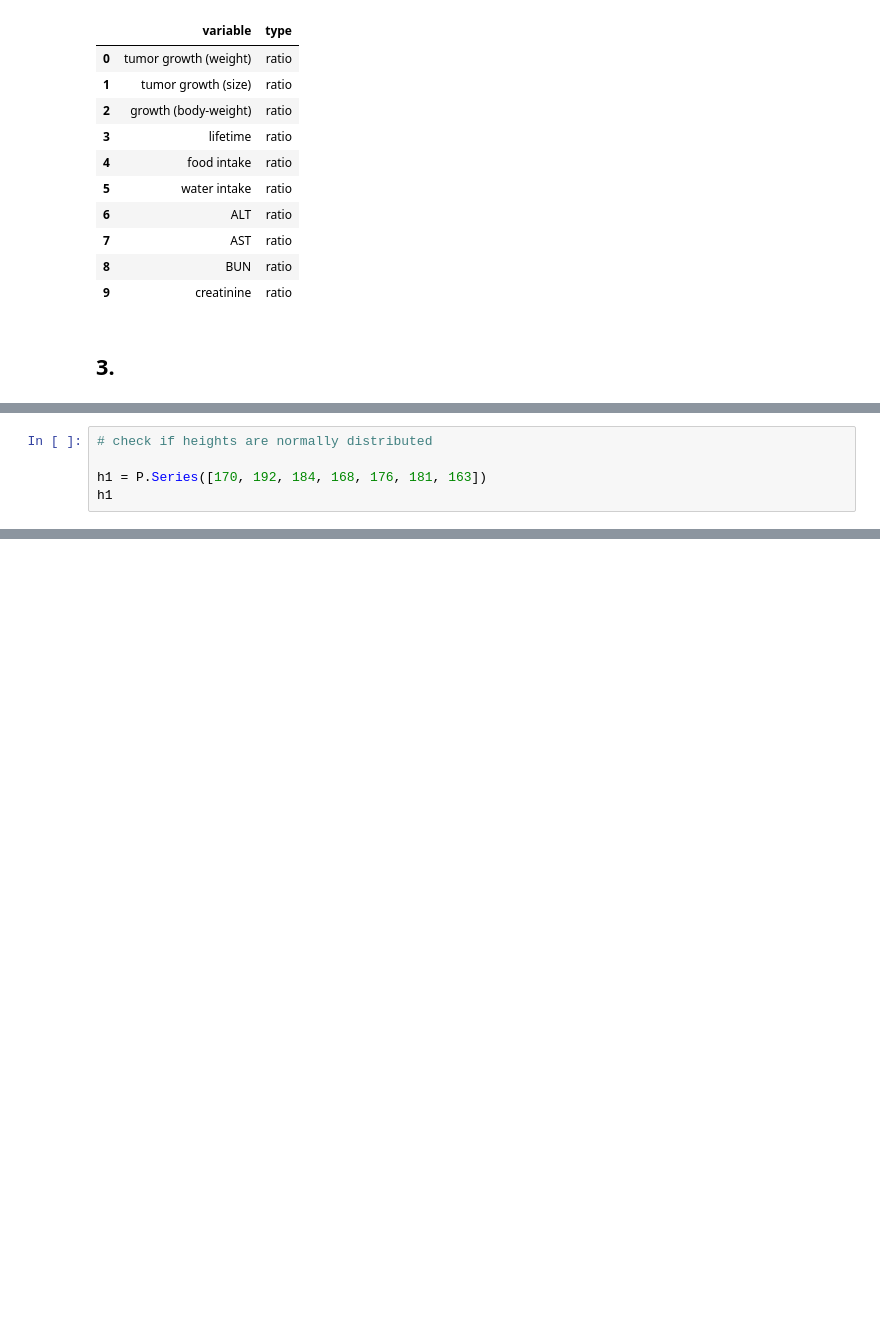
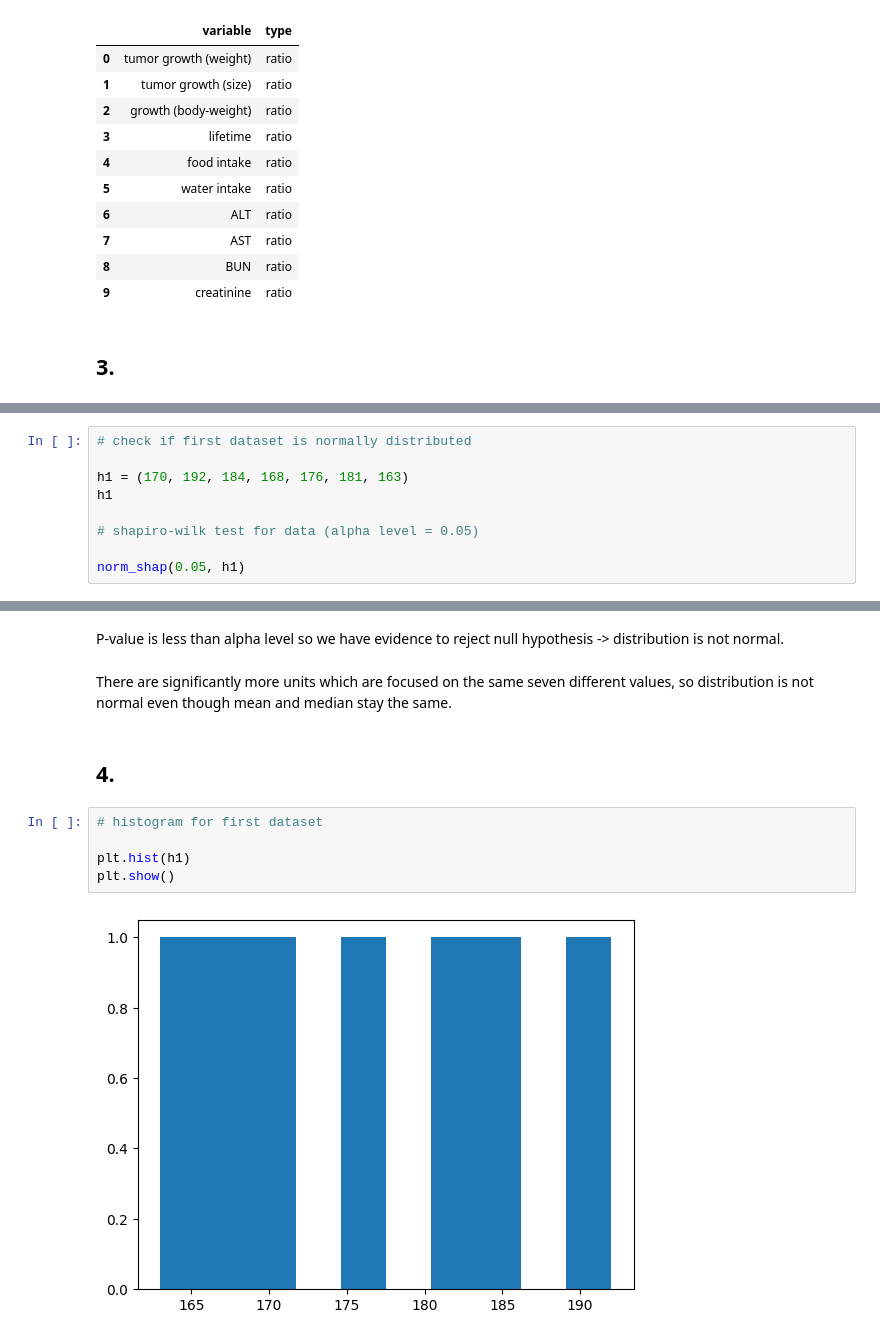
Before and after one commit to konstanyman/E2, a Jupyter notebook: e2-notebook.ipynb, the cells around one changed output, grey strips where cells are left out. Cells and saved outputs as stored; diff of their text form; blank space fills up the shorter version.

```diff
--- a/e2-notebook.ipynb
+++ b/e2-notebook.ipynb
@@ -236,6 +248,10 @@ rv
 # %%
-# check if heights are normally distributed
+# check if first dataset is normally distributed
 
-h1 = P.Series([170, 192, 184, 168, 176, 181, 163])
+h1 = (170, 192, 184, 168, 176, 181, 163)
 h1
+
+# shapiro-wilk test for data (alpha level = 0.05)
+
+norm_shap(0.05, h1)
 # %% [output]
@@ -249,0 +279,13 @@ dtype: int64
+# %% [markdown]
+P-value is less than alpha level so we have evidence to reject null hypothesis -> distribution is not normal.
+# %% [markdown]
+There are significantly more units which are focused on the same seven different values, so distribution is not normal even though mean and median stay the same.
+# %% [markdown]
+<h2>4.</h2>
+# %%
+# histogram for first dataset
+
+plt.hist(h1)
+plt.show()
+# %% [output]
+[figure, added]
```
Also changed, not shown: parts of 14 cells of this notebook, 1 other file.
